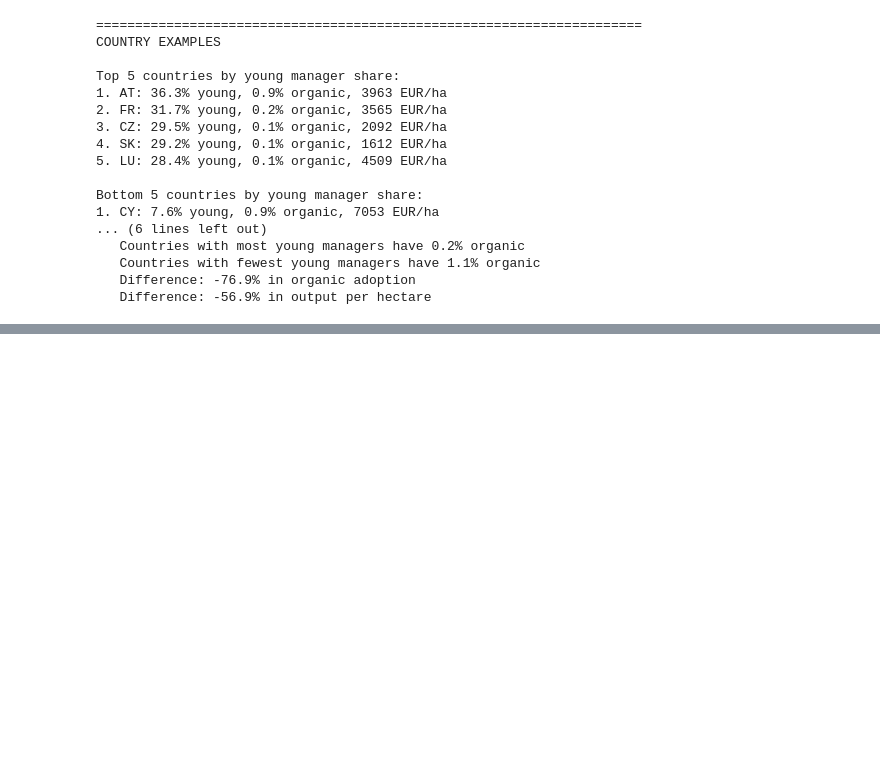
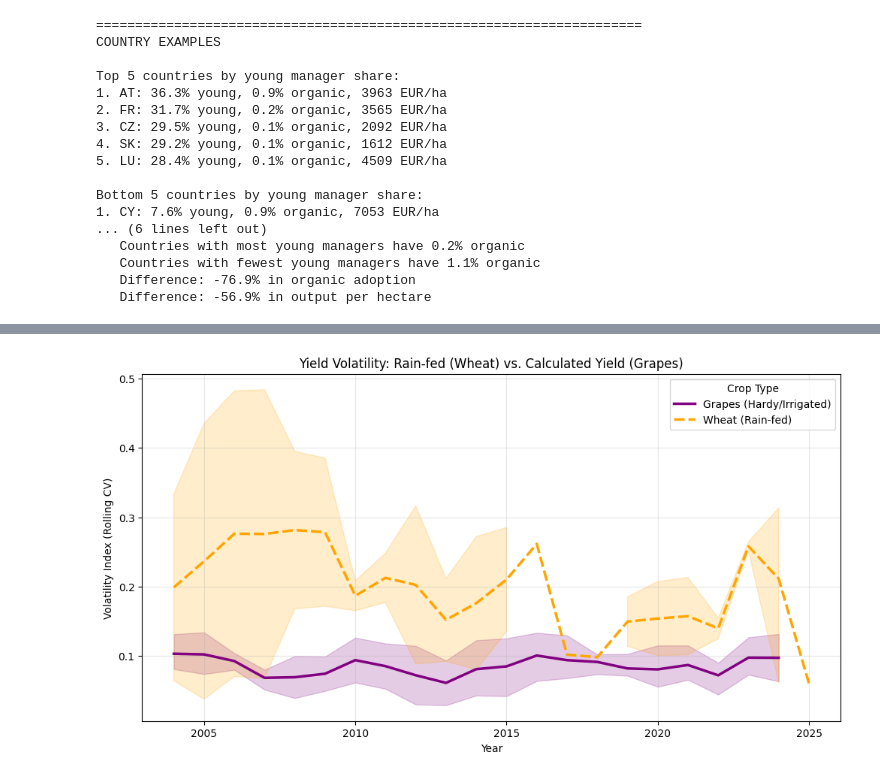
Before and after one commit to 11906257/ExDEx, a Jupyter notebook: ExDEx_question.ipynb, the cells around one changed output, grey strips where cells are left out. Saved outputs shown, nothing was run; the diff lists cells and outputs as text; code cells hidden in the pictures; blank space fills up the shorter version.

```diff
--- a/ExDEx_question.ipynb
+++ b/ExDEx_question.ipynb
@@ -621,0 +1080,86 @@ Bottom 5 countries by young manager share:
+# %%
+import seaborn as sns
+import matplotlib.pyplot as plt
+
+FOCUS_COUNTRIES = ['ES', 'IT', 'EL', 'PT']
+
+wheat_df = crop_df[
+    (crop_df['geo'].isin(FOCUS_COUNTRIES)) &
+    (crop_df['crops'] == 'C1100') &       # Wheat
+    (crop_df['strucpro'] == 'YI_HU_EU')   # Pre-calculated Yield
+].copy()
+
+wheat_df = wheat_df[['geo', 'year', 'value']]
+wheat_df['Crop_Type'] = 'Wheat (Rain-fed)'
+
+# Prepare grape data
+grape_raw = crop_df[
+    (crop_df['geo'].isin(FOCUS_COUNTRIES)) &
+    (crop_df['crops'] == 'W1100') &       # Grapes
+    (crop_df['strucpro'].isin(['AR', 'PR_HU_EU'])) # Area & Production
+].copy()
+
+# Pivot to get AR and PR in side-by-side columns
+grape_pivot = grape_raw.pivot_table(
+    index=['geo', 'year'],
+    columns='strucpro',
+    values='value'
+).reset_index()
+
+# Yield calc: production (tonnes) / area (ha) = yield (t/ha)
+# Eurostat usually uses 1000t and 1000ha, so the units cancel out to t/ha
+grape_pivot['value'] = grape_pivot['PR_HU_EU'] / grape_pivot['AR']
+
+# Clean up to match Wheat format
+grape_df = grape_pivot[['geo', 'year', 'value']].copy()
+grape_df['Crop_Type'] = 'Grapes (Hardy/Irrigated)'
+
+# Merge
+combined_df = pd.concat([wheat_df, grape_df])
+
+# Sort for rolling calculation
+combined_df = combined_df.sort_values(['geo', 'Crop_Type', 'year'])
+
+# Calculate rolling volatility (CV)
+combined_df['rolling_std'] = combined_df.groupby(['geo', 'Crop_Type'])['value'] \
+    .transform(lambda x: x.rolling(window=5).std())
+
+combined_df['rolling_mean'] = combined_df.groupby(['geo', 'Crop_Type'])['value'] \
+    .transform(lambda x: x.rolling(window=5).mean())
+
+combined_df['volatility_index'] = combined_df['rolling_std'] / combined_df['rolling_mean']
+
+# Drop NaNs from the rolling window start
+plot_data = combined_df.dropna(subset=['volatility_index'])
+
+# Plot
+plt.figure(figsize=(12, 6))
+
+# Define colors explicitly to avoid the "Palette" warning
+palette_dict = {
+    'Wheat (Rain-fed)': 'orange',
+    'Grapes (Hardy/Irrigated)': 'purple'
+}
+
+sns.lineplot(
+    data=plot_data,
+    x='year',
+    y='volatility_index',
+    hue='Crop_Type',
+    style='Crop_Type',
+    linewidth=2.5,
+    palette=palette_dict
+)
+
+plt.title('Yield Volatility: Rain-fed (Wheat) vs. Calculated Yield (Grapes)')
+plt.ylabel('Volatility Index (Rolling CV)')
+plt.xlabel('Year')
+plt.grid(True, alpha=0.3)
+plt.legend(title='Crop Type')
+plt.show()
+
+# Stats
+print("Mean Volatility by Crop (Southern Europe):")
+print(plot_data.groupby('Crop_Type')['volatility_index'].mean())
+# %% [output]
+[figure, added]
```
Also changed, not shown: parts of 23 cells of this notebook.
